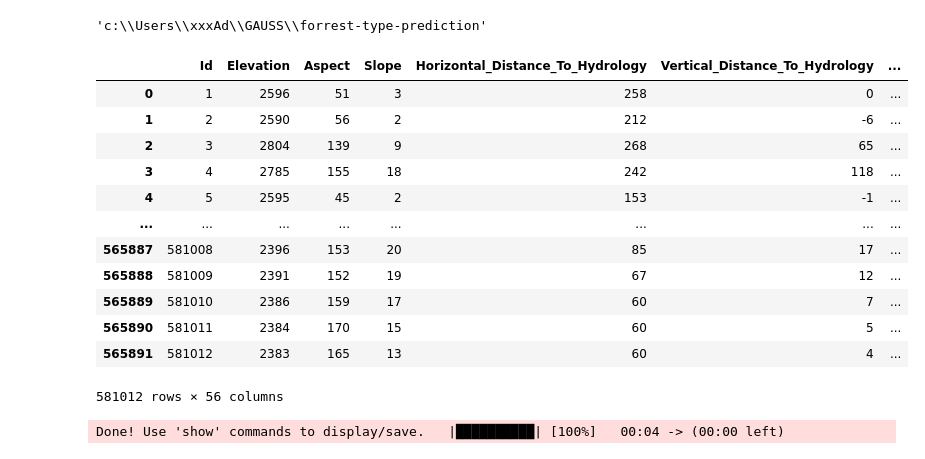
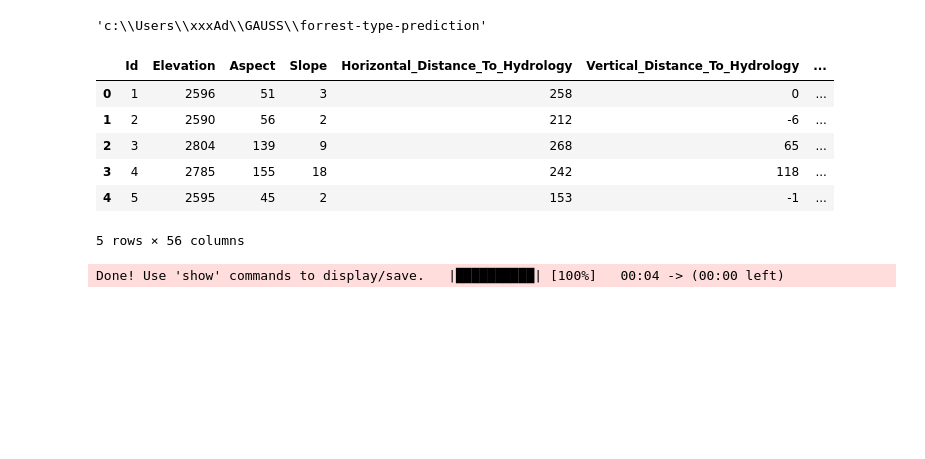
Before and after one commit to Arcewirz/forrest-type-prediction, a Jupyter notebook: eda.ipynb, the cells around one changed output. Saved outputs shown, nothing was run; the diff lists cells and outputs as text; code cells hidden in the pictures; blank space fills up the shorter version.

```diff
--- a/eda.ipynb
+++ b/eda.ipynb
@@ -11,21 +14,15 @@ df_train = pd.read_csv(os.path.join("data", "train.csv"))
 df_test = pd.read_csv(os.path.join("data", "test.csv"))
 df = pd.concat([df_train, df_test])
 # %%
-df
+df.head()
 # %% [output]
 |  | Id | Elevation | Aspect | Slope | Horizontal_Distance_To_Hydrology | Vertical_Distance_To_Hydrology | ... |
 | 0 | 1 | 2596 | 51 | 3 | 258 | 0 | ... |
 | 1 | 2 | 2590 | 56 | 2 | 212 | -6 | ... |
 | 2 | 3 | 2804 | 139 | 9 | 268 | 65 | ... |
 | 3 | 4 | 2785 | 155 | 18 | 242 | 118 | ... |
 | 4 | 5 | 2595 | 45 | 2 | 153 | -1 | ... |
-| ... | ... | ... | ... | ... | ... | ... | ... |
-| 565887 | 581008 | 2396 | 153 | 20 | 85 | 17 | ... |
-| 565888 | 581009 | 2391 | 152 | 19 | 67 | 12 | ... |
-| 565889 | 581010 | 2386 | 159 | 17 | 60 | 7 | ... |
-| 565890 | 581011 | 2384 | 170 | 15 | 60 | 5 | ... |
-| 565891 | 581012 | 2383 | 165 | 13 | 60 | 4 | ... |
-581012 rows × 56 columns
+5 rows × 56 columns
 # %%
 my_report = sv.analyze(df)
 my_report.show_html() # Default arguments will generate to "SWEETVIZ_REPORT.html"
```
Also changed, not shown: parts of 4 cells of this notebook.
